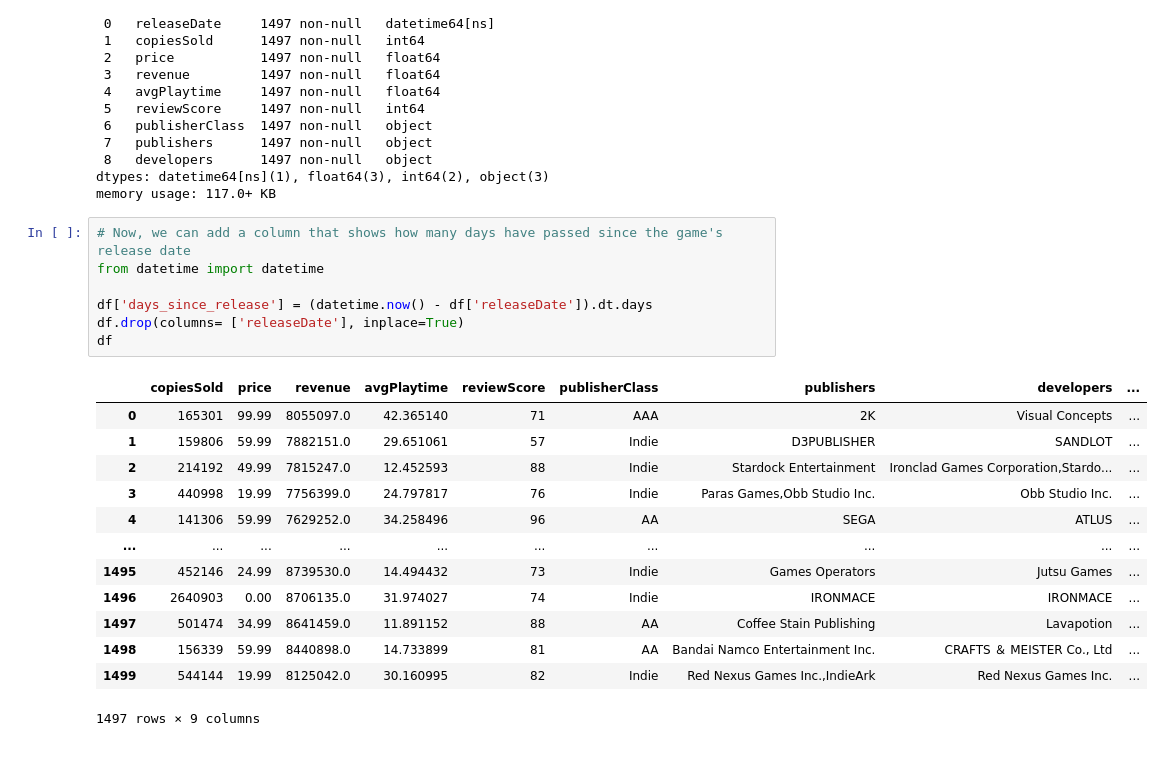
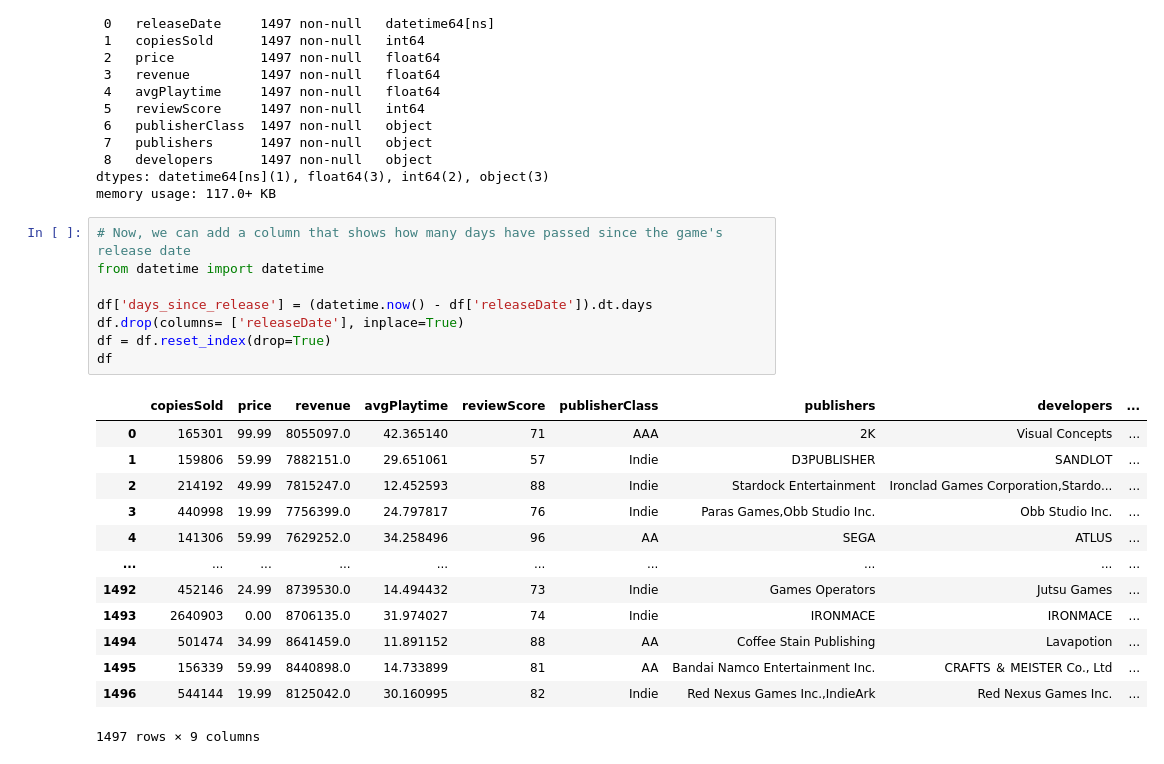
Before and after one commit to alyab16/Top-1500-Games-On-Steam, a Jupyter notebook: Top 1500 Games on Steam.ipynb, the cells around one changed output. Cells and saved outputs as stored; diff of their text form.

Commit message:
Fixed Issues with the indexing in the feature engineering section

```diff
--- a/Top 1500 Games on Steam.ipynb
+++ b/Top 1500 Games on Steam.ipynb
@@ -180,23 +180,24 @@ memory usage: 117.0+ KB
 # %%
 # Now, we can add a column that shows how many days have passed since the game's release date
 from datetime import datetime
 
 df['days_since_release'] = (datetime.now() - df['releaseDate']).dt.days
 df.drop(columns= ['releaseDate'], inplace=True)
+df = df.reset_index(drop=True)
 df
 # %% [output]
 |  | copiesSold | price | revenue | avgPlaytime | reviewScore | publisherClass | publishers | developers | ... |
 | 0 | 165301 | 99.99 | 8055097.0 | 42.365140 | 71 | AAA | 2K | Visual Concepts | ... |
 | 1 | 159806 | 59.99 | 7882151.0 | 29.651061 | 57 | Indie | D3PUBLISHER | SANDLOT | ... |
 | 2 | 214192 | 49.99 | 7815247.0 | 12.452593 | 88 | Indie | Stardock Entertainment | Ironclad Games Corporation,Stardo... | ... |
 | 3 | 440998 | 19.99 | 7756399.0 | 24.797817 | 76 | Indie | Paras Games,Obb Studio Inc. | Obb Studio Inc. | ... |
 | 4 | 141306 | 59.99 | 7629252.0 | 34.258496 | 96 | AA | SEGA | ATLUS | ... |
 | ... | ... | ... | ... | ... | ... | ... | ... | ... | ... |
-| 1495 | 452146 | 24.99 | 8739530.0 | 14.494432 | 73 | Indie | Games Operators | Jutsu Games | ... |
-| 1496 | 2640903 | 0.00 | 8706135.0 | 31.974027 | 74 | Indie | IRONMACE | IRONMACE | ... |
-| 1497 | 501474 | 34.99 | 8641459.0 | 11.891152 | 88 | AA | Coffee Stain Publishing | Lavapotion | ... |
-| 1498 | 156339 | 59.99 | 8440898.0 | 14.733899 | 81 | AA | Bandai Namco Entertainment Inc. | CRAFTS ＆ MEISTER Co., Ltd | ... |
-| 1499 | 544144 | 19.99 | 8125042.0 | 30.160995 | 82 | Indie | Red Nexus Games Inc.,IndieArk | Red Nexus Games Inc. | ... |
+| 1492 | 452146 | 24.99 | 8739530.0 | 14.494432 | 73 | Indie | Games Operators | Jutsu Games | ... |
+| 1493 | 2640903 | 0.00 | 8706135.0 | 31.974027 | 74 | Indie | IRONMACE | IRONMACE | ... |
+| 1494 | 501474 | 34.99 | 8641459.0 | 11.891152 | 88 | AA | Coffee Stain Publishing | Lavapotion | ... |
+| 1495 | 156339 | 59.99 | 8440898.0 | 14.733899 | 81 | AA | Bandai Namco Entertainment Inc. | CRAFTS ＆ MEISTER Co., Ltd | ... |
+| 1496 | 544144 | 19.99 | 8125042.0 | 30.160995 | 82 | Indie | Red Nexus Games Inc.,IndieArk | Red Nexus Games Inc. | ... |
 1497 rows × 9 columns
 # %%
 from sklearn.preprocessing import OneHotEncoder
```
Also changed, not shown: parts of 1 cell of this notebook.
